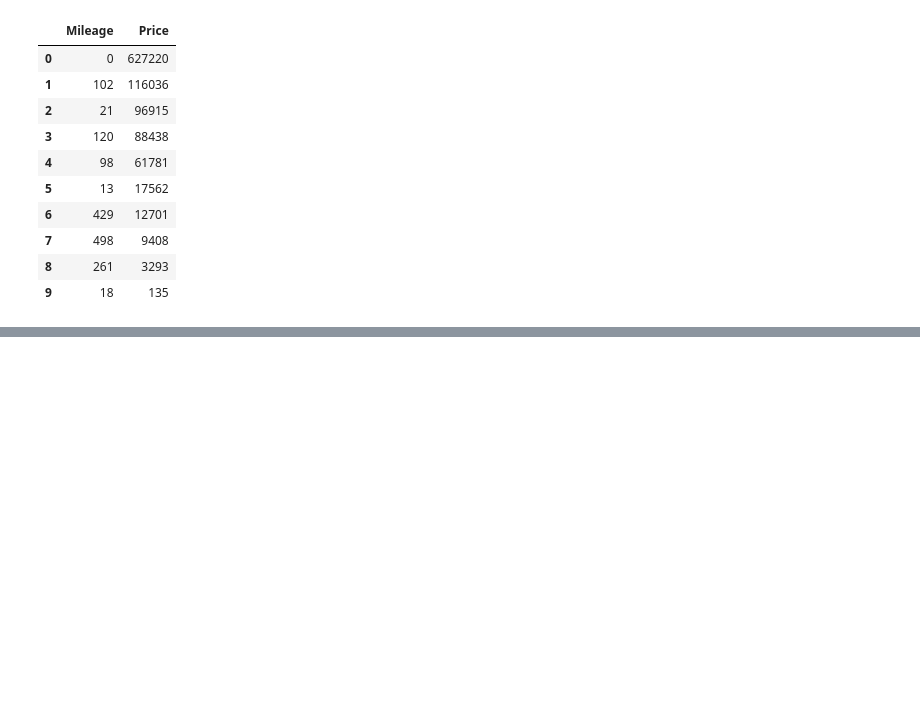
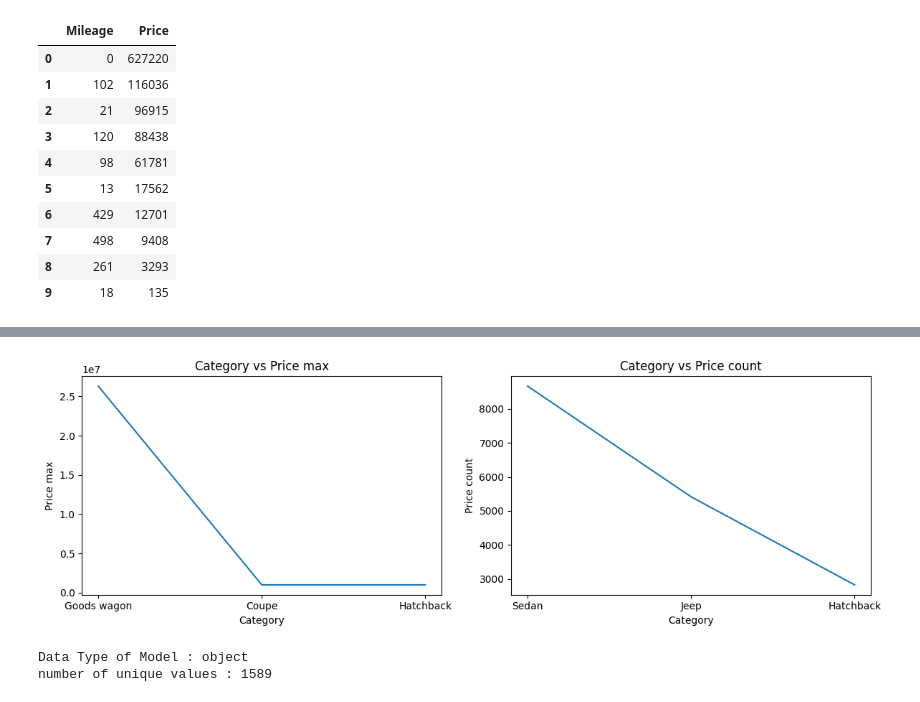
Before and after one commit to ahmeddiab1234/End-to-End-Car-Price-prediction, a Jupyter notebook: EDA.ipynb, the cells around one changed output, grey strips where cells are left out. Cells and saved outputs as stored; diff of their text form; code cells hidden in the pictures; blank space fills up the shorter version.

```diff
--- a/EDA.ipynb
+++ b/EDA.ipynb
@@ -860,0 +953,31 @@ let's visualize the first and last 10 avg price
+# %%
+max_Category_price = group_by('Category', 'max')
+max_Category_price = max_Category_price.sort_values(by='Price', ascending=False).reset_index(drop=True)
+max_Category_price_top3 = max_Category_price.head(3)
+# %%
+cnt_Category_price = group_by('Category', 'count')
+cnt_Category_price = cnt_Category_price.sort_values(by='Price', ascending=False).reset_index(drop=True)
+cnt_Category_price_top3 = cnt_Category_price.head(3)
+# %%
+
+fig, axes = plt.subplots(1, 2, figsize=(12, 4))
+
+axes[0].plot(max_Category_price_top3['Category'], max_Category_price_top3['Price'])
+axes[0].set_title("Category vs Price max")
+axes[0].set_xlabel("Category")
+axes[0].set_ylabel("Price max")
+
+axes[1].plot(cnt_Category_price_top3['Category'], cnt_Category_price_top3['Price'])
+axes[1].set_title("Category vs Price count")
+axes[1].set_xlabel("Category")
+axes[1].set_ylabel("Price count")
+
+plt.tight_layout()
+plt.show()
+# %% [output]
+[figure, added]
+# %%
+feat_info('Model')
+# %% [output]
+Data Type of Model : object
+number of unique values : 1589
```
Also changed, not shown: parts of 30 cells of this notebook.
